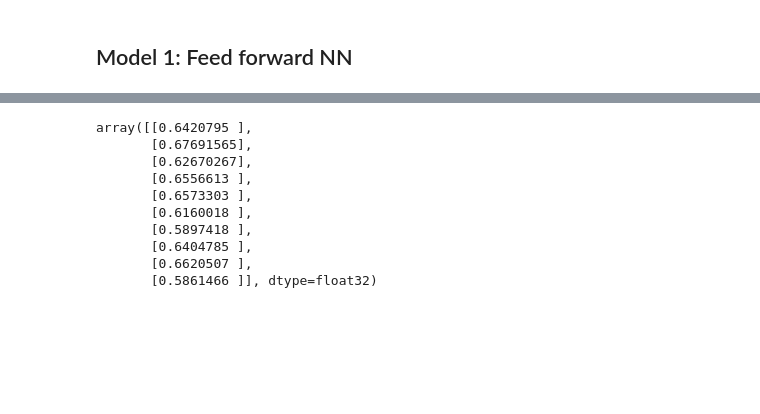
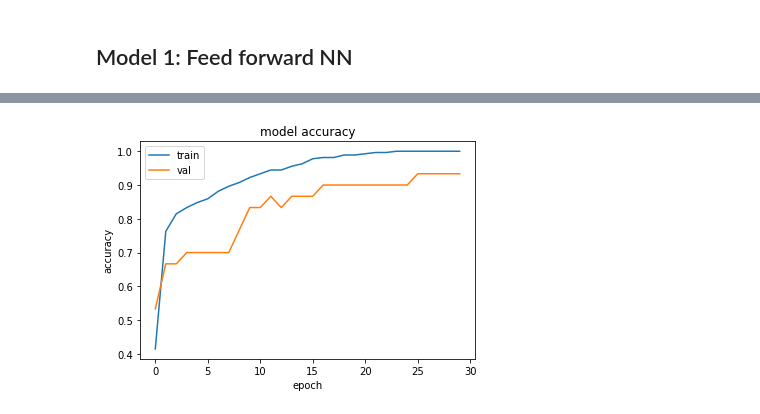
Before and after one commit to maab2198/nlp2021, a Jupyter notebook: lab3/lab3.ipynb, the cells around one changed output, grey strips where cells are left out. Drawn from its saved outputs; the diff is of its cells as text; code cells hidden in the pictures; blank space fills up the shorter version.

```diff
--- a/lab3/lab3.ipynb
+++ b/lab3/lab3.ipynb
@@ -229,7 +227,7 @@ outputs = layers.Dense(3, activation="softmax")(x)
 
 model_1 = tf.keras.Model(inputs,outputs,name="model_1_dense")
 # %%
-model_1.compile(loss="categorical_crossentropy",
+model_1.compile(loss="sparse_categorical_crossentropy",
                 optimizer=tf.keras.optimizers.Adam(),
                 metrics=["accuracy"])
 # %%
@@ -255,5 +253,5 @@ Non-trainable params: 0
 _________________________________________________________________
 # %%
 # Fit the model
-model_1_history = model_1.fit(train_sentences,train_labels, epochs=5,validation_data=(test_sentences,test_labels))
+model_1_history = model_1.fit(train_sentences,train_labels, epochs=30,validation_data=(test_sentences,test_labels))
 # %% [output]
@@ -305,6 +274,0 @@ _________________________________________________________________
-# %%
-# Fit the model
-model_1_history = model_1_5.fit(train_sentences, # input sentences can be a list of strings due to text preprocessing layer built-in model
-                              train_labels,
-                              epochs=5,
-                              validation_data=(test_sentences, test_labels))
@@ -322,15 +275,13 @@ Epoch 5/5
 # %%
 # Make predictions (these come back in the form of probabilities)
-model_1_pred_probs = model_1_5.predict(test_sentences)
-model_1_pred_probs[:10]
+y_hat1 = model_1.predict(test_sentences)
-# %% [output]
-array([[0.6420795 ],
-       [0.67691565],
-       [0.62670267],
-       [0.6556613 ],
-       [0.6573303 ],
-       [0.6160018 ],
-       [0.5897418 ],
-       [0.6404785 ],
-       [0.6620507 ],
-       [0.5861466 ]], dtype=float32)
+# %%
+plt.plot(model_1_history.history['accuracy'])
+plt.plot(model_1_history.history['val_accuracy'])
+plt.title('model accuracy')
+plt.ylabel('accuracy')
+plt.xlabel('epoch')
+plt.legend(['train', 'val'], loc='upper left')
+plt.show()
+# %% [output]
+[figure, added]
```
Also changed, not shown: parts of 24 cells of this notebook.
